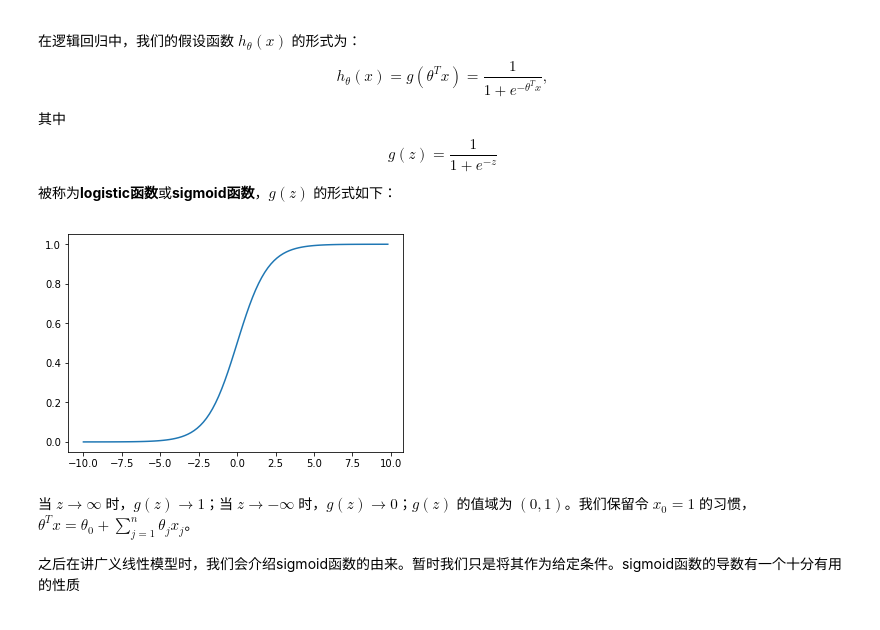
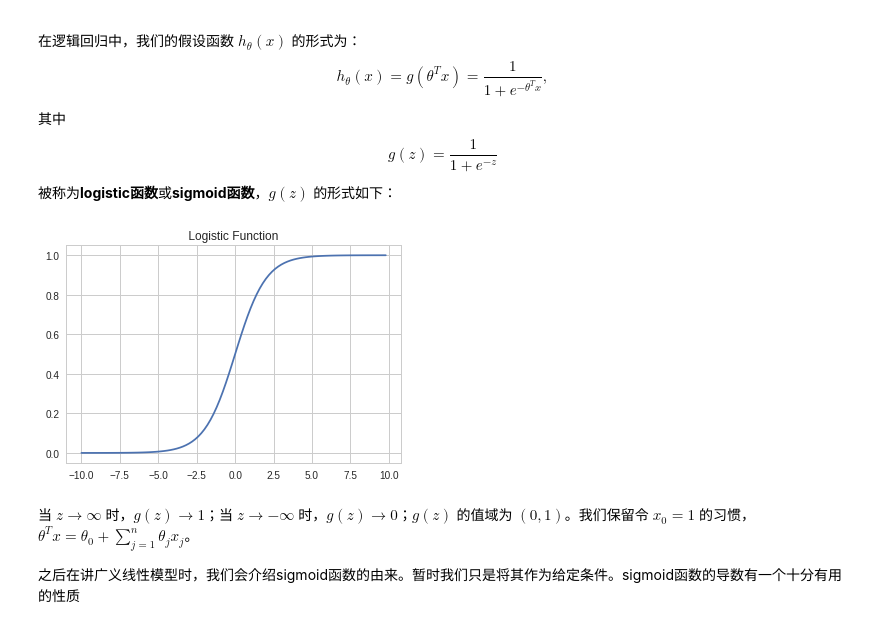
Before and after one commit to Youngyi/MachineLearning-1, a Jupyter notebook: Logistic Regression.ipynb, the cells around one changed output. Saved outputs shown, nothing was run; the diff lists cells and outputs as text; code cells hidden in the pictures.

```diff
--- a/Logistic Regression.ipynb
+++ b/Logistic Regression.ipynb
@@ -4,8 +4,13 @@
 引入科学计算和绘图相关包：
 # %%
 import numpy as np
+from sklearn import linear_model, datasets
 
 import matplotlib.pyplot as plt
+import seaborn as sns
+
+sns.set_style('whitegrid')
+%matplotlib inline
 # %% [markdown]
 分类和回归的唯一区别在于，分类问题中我们希望预测的目标变量 $y$ 只会取少数几个离散值。本节我们将主要关注 **二元分类 binary classification**问题，$y$ 在二元分类中只会取 $0, 1$ 两个值。$0$ 也被称为**反类 negative class**，$1$ 也被称为**正类 positive class**，它们有时也使用符号 $-, +$ 来标识。给定 $x^{(i)}$，对应的 $y^{(i)}$ 也被称为训练样本的**标签 label**。
 
@@ -25,10 +31,11 @@ $$ g(z) = \frac{1}{1+e^{-z}} $$
 # %%
 x = np.arange(-10., 10., 0.2)
 y = 1 / (1 + np.e ** (-x))
 plt.plot(x, y)
+plt.title(' Logistic Function ')
 plt.show()
 # %% [output]
-[figure, old version]
+[figure, new version]
 # %% [markdown]
 当 $z \rightarrow \infty$ 时，$g(z) \rightarrow 1$；当 $z \rightarrow -\infty$ 时，$g(z) \rightarrow 0$；$g(z)$ 的值域为 $(0, 1)$。我们保留令 $x_0 = 1$ 的习惯，$\theta^Tx = \theta_0 + \sum_{j=1}^n \theta_jx_j$。
 
```
Also changed, not shown: parts of 9 cells of this notebook.
